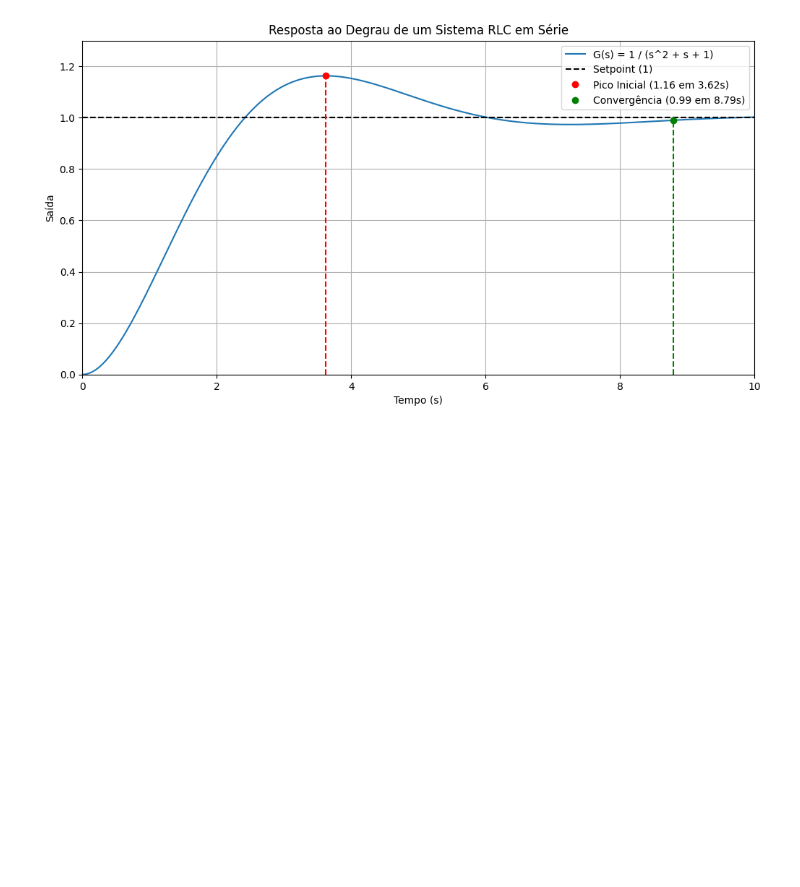
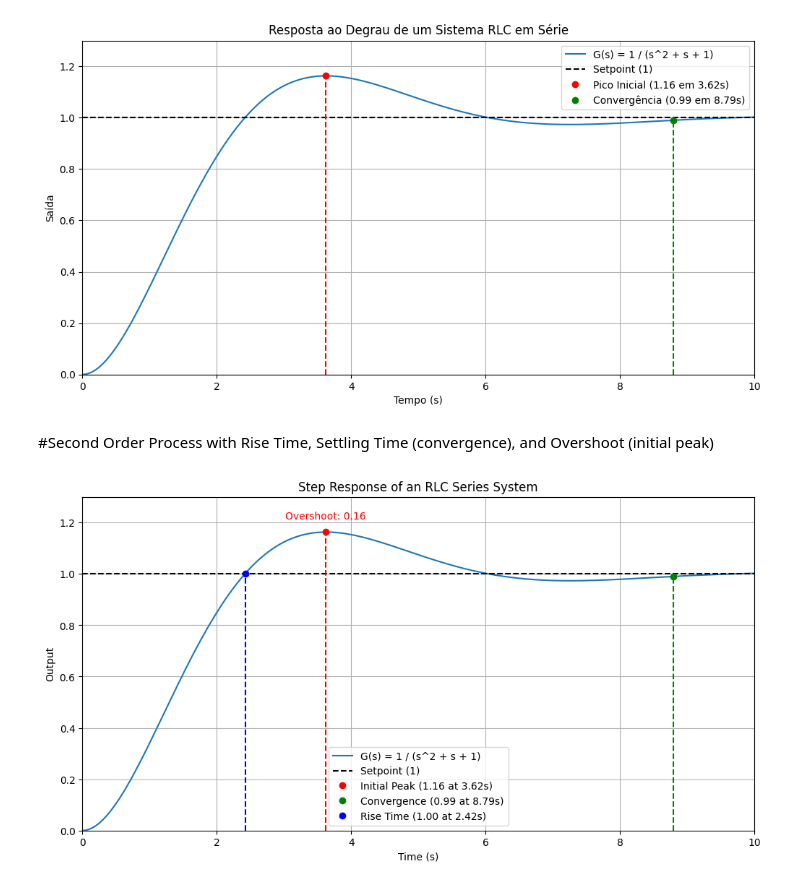
Before and after one commit to DhiegoFC/Industrial_Process_Control, a Jupyter notebook: lessons/week_02/sources/week_02.ipynb, the cells around one changed output. Cells and saved outputs as stored; diff of their text form; code cells hidden in the pictures; blank space fills up the shorter version.

```diff
--- a/lessons/week_02/sources/week_02.ipynb
+++ b/lessons/week_02/sources/week_02.ipynb
@@ -129,3 +129,76 @@ plt.grid(True)
 plt.show()
 # %% [output]
 [figure]
+# %% [markdown]
+#Second Order Process with Rise Time, Settling Time (convergence), and Overshoot (initial peak)
+# %%
+import matplotlib.pyplot as plt
+import numpy as np
+import scipy.signal as signal
+
+# Parameters for the RLC system
+L = 1  # Henry
+R = 1  # Ohm
+C = 1  # Farad
+
+# Transfer function G(s) = 1 / (Ls^2 + Rs + 1/C)
+num = [1]
+den = [L, R, 1]
+system = signal.TransferFunction(num, den)
+
+# Generating time and step response
+t = np.linspace(0, 10, 1000)
+t, y = signal.step(system, T=t)
+
+# Defining the setpoint for convergence value
+convergence_value = 1.0  # setpoint
+
+# Finding the initial peak
+peak_index = np.argmax(y)
+peak_time = t[peak_index]
+peak_value = y[peak_index]
+
+# Finding the rise time (the time it first reaches the setpoint)
+rise_time_index = np.where(y >= convergence_value)[0][0]
+rise_time = t[rise_time_index]
+
+# Finding the point of convergence after the initial peak
+tolerance = 0.01 * convergence_value  # 1% tolerance
+
+# Finding the point where the response remains within the 1% tolerance
+for i in range(peak_index, len(y)):
+    if np.all(np.abs(y[i:] - convergence_value) <= tolerance):
+        convergence_index = i
+        break
+
+convergence_time = t[convergence_index]
+convergence_value_at_index = y[convergence_index]
+
+# Plotting the step response
+plt.figure(figsize=(12, 6))
+plt.xlim(0, 10)
+plt.ylim(0, 1.3)
+plt.plot(t, y, label='G(s) = 1 / (s^2 + s + 1)')
+plt.axhline(convergence_value, color='black', linestyle='--', label='Setpoint (1)')
+plt.plot(peak_time, peak_value, 'ro', label=f'Initial Peak ({peak_value:.2f} at {peak_time:.2f}s)')
+plt.plot(convergence_time, convergence_value_at_index, 'go', label=f'Convergence ({convergence_value_at_index:.2f} at {convergence_time:.2f}s)')
+plt.plot(rise_time, convergence_value, 'bo', label=f'Rise Time ({convergence_value:.2f} at {rise_time:.2f}s)')
+# Vertical lines connecting points to the x-axis
+plt.plot([peak_time, peak_time], [0, peak_value], 'r--')
+plt.plot([convergence_time, convergence_time], [0, convergence_value_at_index], 'g--')
+plt.plot([rise_time, rise_time], [0, convergence_value], 'b--')
+
+
+
+# Adding labels
+#plt.text(rise_time, 0.05, f'Rise Time: {rise_time:.2f}s', color='b', ha='center')
+plt.text(peak_time, peak_value + 0.05, f'Overshoot: {peak_value - convergence_value:.2f}', color='r', ha='center')
+
+plt.xlabel('Time (s)')
+plt.ylabel('Output')
+plt.title('Step Response of an RLC Series System')
+plt.legend()
+plt.grid(True)
+plt.show()
+# %% [output]
+[figure, added]
```
Also changed, not shown: parts of 2 cells of this notebook, 2 other files.
